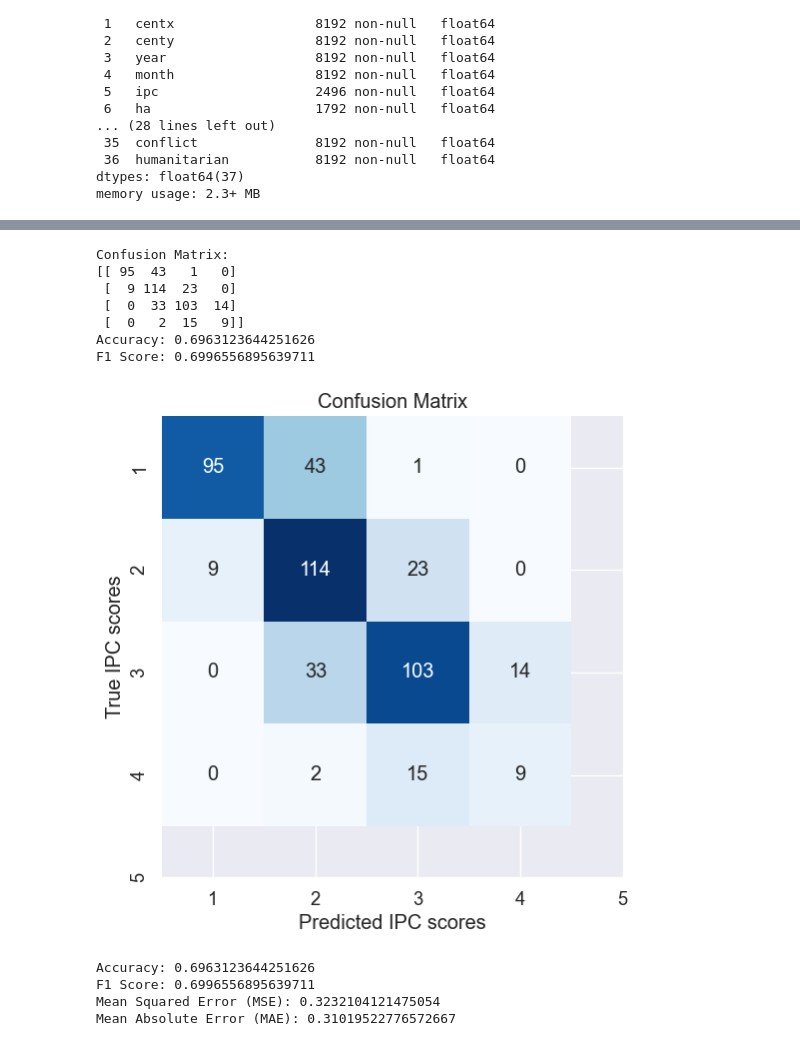
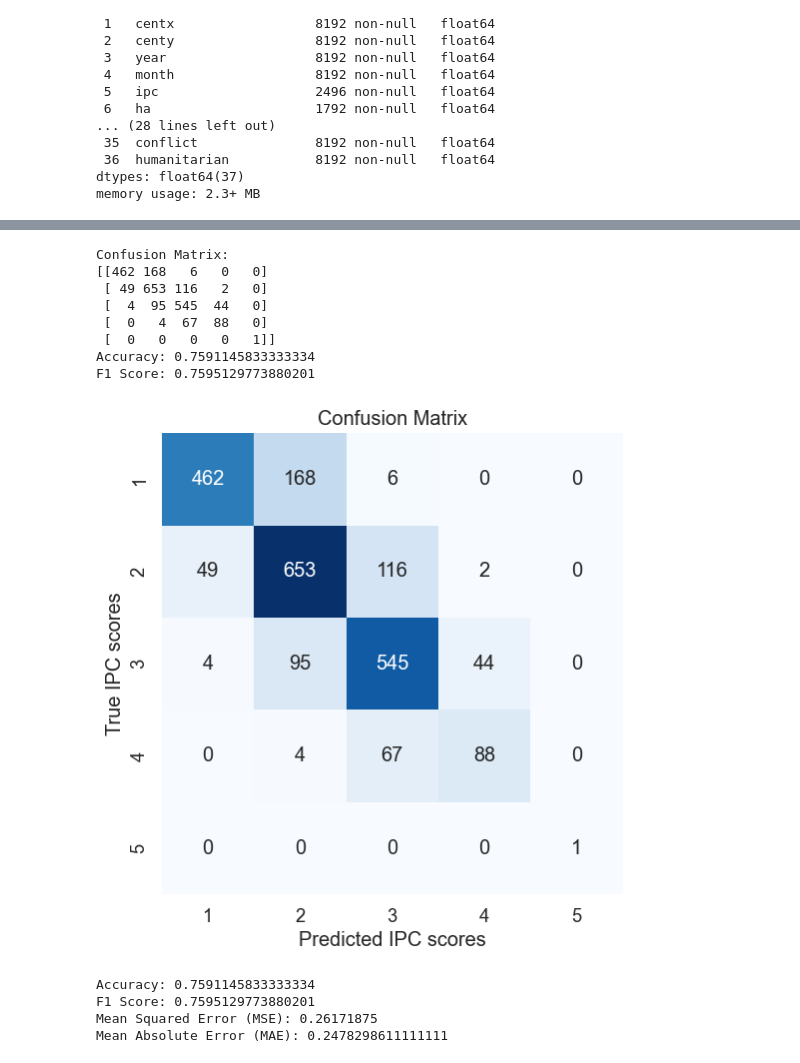
Before and after one commit to EKarasevnl/DC3-Group-13, a Jupyter notebook: predictions_modified.ipynb, the cells around one changed output, grey strips where cells are left out. Drawn from its saved outputs; the diff is of its cells as text; code cells hidden in the pictures.

```diff
--- a/predictions_modified.ipynb
+++ b/predictions_modified.ipynb
@@ -582,12 +592,12 @@ from sklearn.model_selection import train_test_split
 class HungerModel(nn.Module):
     def __init__(self, input_size, num_classes):
         super(HungerModel, self).__init__()
-        self.fc1 = nn.Linear(input_size, 64)
-        self.fc2 = nn.Linear(64, num_classes)
+        self.linear_layer_1 = nn.Linear(input_size, 64)
+        self.linear_layer_2 = nn.Linear(64, num_classes)
 
     def forward(self, x):
-        x = torch.relu(self.fc1(x))
-        x = self.fc2(x)
+        x = torch.relu(self.linear_layer_1(x))
+        x = self.linear_layer_2(x)
         return x
 
 # Define class weights based on ordinal distance
@@ -684,7 +694,7 @@ combined_dataset = ConcatDataset([
 combined_loader = DataLoader(combined_dataset, batch_size=64, shuffle=False)
 
 with torch.no_grad():
-    for batch in test_loader:
+    for batch in combined_loader:
         inputs, labels = batch
         outputs = model(inputs)
         # Apply softmax and get predicted classes using argmax
@@ -710,44 +720,45 @@ print("F1 Score:", f1)
 # Calculate MSE and MAE
 # Calculate MSE and MAE
 
 # Create a confusion matrix heatmap
 plt.figure(figsize=(8, 6))
 sns.set(font_scale=1.2)  # Adjust font size if needed
 sns.heatmap(confusion, annot=True, fmt='d', cmap='Blues', cbar=False, square=True,
             xticklabels=[str(i+1) for i in range(num_classes)],
             yticklabels=[str(i+1) for i in range(num_classes)])
 plt.xlabel('Predicted IPC scores')
 plt.ylabel('True IPC scores')
 plt.title('Confusion Matrix')
 plt.show()
 
 print("Accuracy:", accuracy)
 print("F1 Score:", f1)
 # ... (remaining code for MSE and MAE)
 
 # Convert true_labels to one-hot encoded format
 num_classes = 5  # Assuming you have 5 classes
 true_labels_onehot = np.zeros((len(true_labels), num_classes))
 true_labels_onehot[np.arange(len(true_labels)), true_labels] = 1
 
 mse = np.mean(np.square(np.array(predicted_labels) - [i[0] for i in true_labels]))
 mae = np.mean(np.abs(np.array(predicted_labels) - [i[0] for i in true_labels]))
 
 print("Mean Squared Error (MSE):", mse)
 print("Mean Absolute Error (MAE):", mae)
 # %% [output]
 Confusion Matrix:
-[[ 95  43   1   0]
- [  9 114  23   0]
- [  0  33 103  14]
- [  0   2  15   9]]
-Accuracy: 0.6963123644251626
-F1 Score: 0.6996556895639711
+[[462 168   6   0   0]
+ [ 49 653 116   2   0]
+ [  4  95 545  44   0]
+ [  0   4  67  88   0]
+ [  0   0   0   0   1]]
+Accuracy: 0.7591145833333334
+F1 Score: 0.7595129773880201
-[figure, old version]
+[figure, new version]
-Accuracy: 0.6963123644251626
-F1 Score: 0.6996556895639711
-Mean Squared Error (MSE): 0.3232104121475054
-Mean Absolute Error (MAE): 0.31019522776572667
+Accuracy: 0.7591145833333334
+F1 Score: 0.7595129773880201
+Mean Squared Error (MSE): 0.26171875
+Mean Absolute Error (MAE): 0.2478298611111111
 # %%
 from seaborn import kdeplot, histplot
 
```
Also changed, not shown: parts of 13 cells of this notebook, 2 other files.
